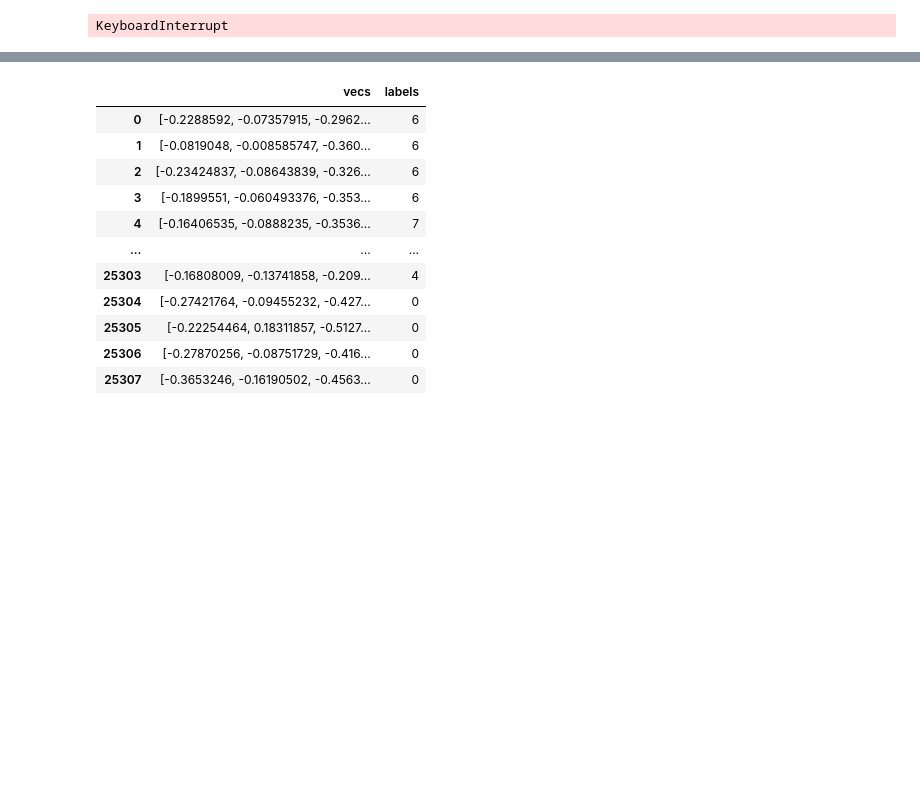
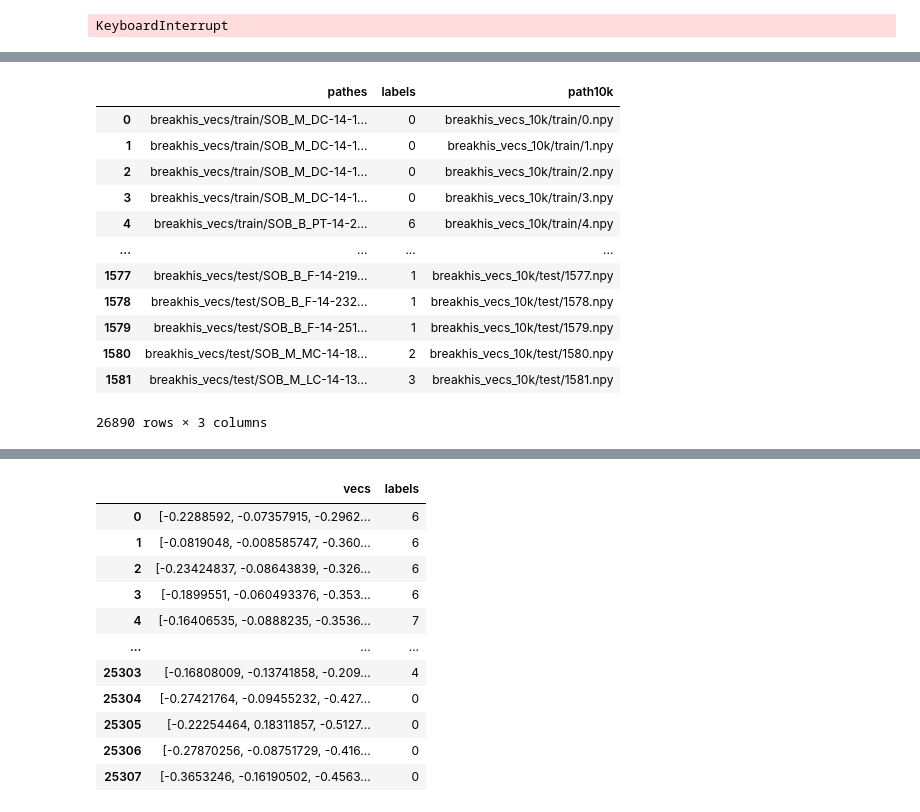
Before and after one commit to mseslami/breast-cancer-detection, a Jupyter notebook: breakhis.ipynb, the cells around one changed output, grey strips where cells are left out. Cells and saved outputs as stored; diff of their text form; code cells hidden in the pictures; blank space fills up the shorter version.

```diff
--- a/breakhis.ipynb
+++ b/breakhis.ipynb
@@ -1920,0 +2198,18 @@ X = torch.linalg.lstsq(A, B).solution (Triggered internally at  C:\actions-runne
+# %%
+import pandas as pd
+df = pd.read_csv('partition.csv',index_col=0)
+df
+# %% [output]
+|  | pathes | labels | path10k |
+| 0 | breakhis_vecs/train/SOB_M_DC-14-1... | 0 | breakhis_vecs_10k/train/0.npy |
+| 1 | breakhis_vecs/train/SOB_M_DC-14-1... | 0 | breakhis_vecs_10k/train/1.npy |
+| 2 | breakhis_vecs/train/SOB_M_DC-14-1... | 0 | breakhis_vecs_10k/train/2.npy |
+| 3 | breakhis_vecs/train/SOB_M_DC-14-1... | 0 | breakhis_vecs_10k/train/3.npy |
+| 4 | breakhis_vecs/train/SOB_B_PT-14-2... | 6 | breakhis_vecs_10k/train/4.npy |
+| ... | ... | ... | ... |
+| 1577 | breakhis_vecs/test/SOB_B_F-14-219... | 1 | breakhis_vecs_10k/test/1577.npy |
+| 1578 | breakhis_vecs/test/SOB_B_F-14-232... | 1 | breakhis_vecs_10k/test/1578.npy |
+| 1579 | breakhis_vecs/test/SOB_B_F-14-251... | 1 | breakhis_vecs_10k/test/1579.npy |
+| 1580 | breakhis_vecs/test/SOB_M_MC-14-18... | 2 | breakhis_vecs_10k/test/1580.npy |
+| 1581 | breakhis_vecs/test/SOB_M_LC-14-13... | 3 | breakhis_vecs_10k/test/1581.npy |
+26890 rows × 3 columns
```
Also changed, not shown: parts of 40 cells of this notebook, 2 other files.
